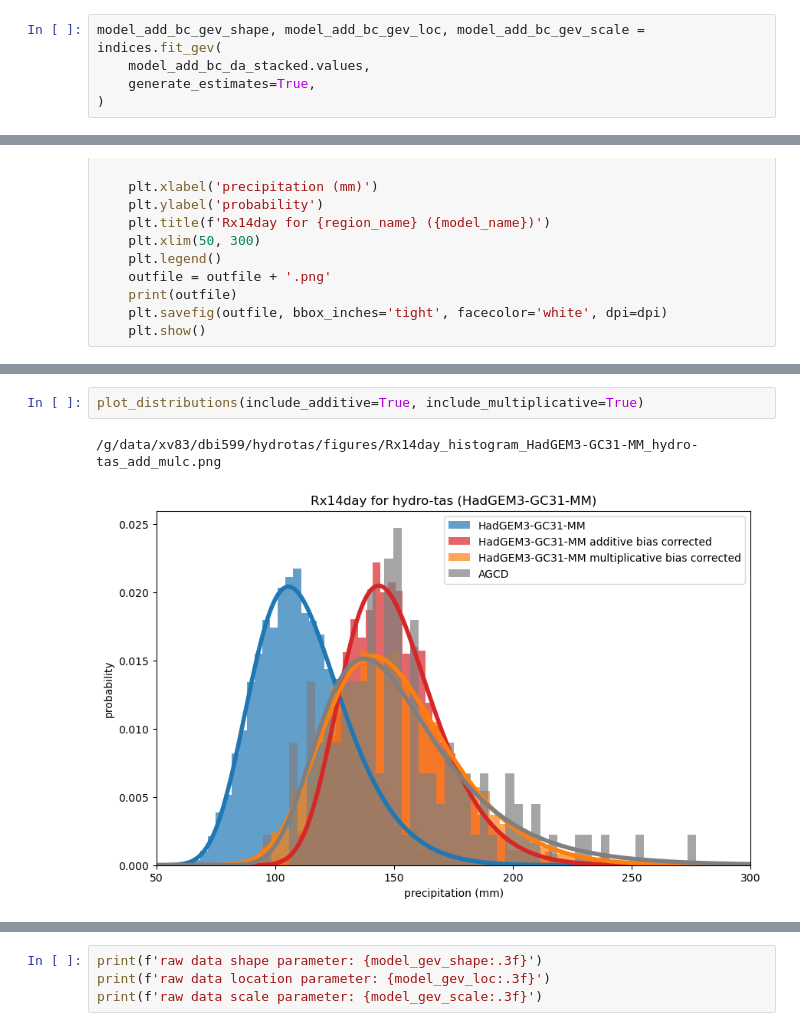
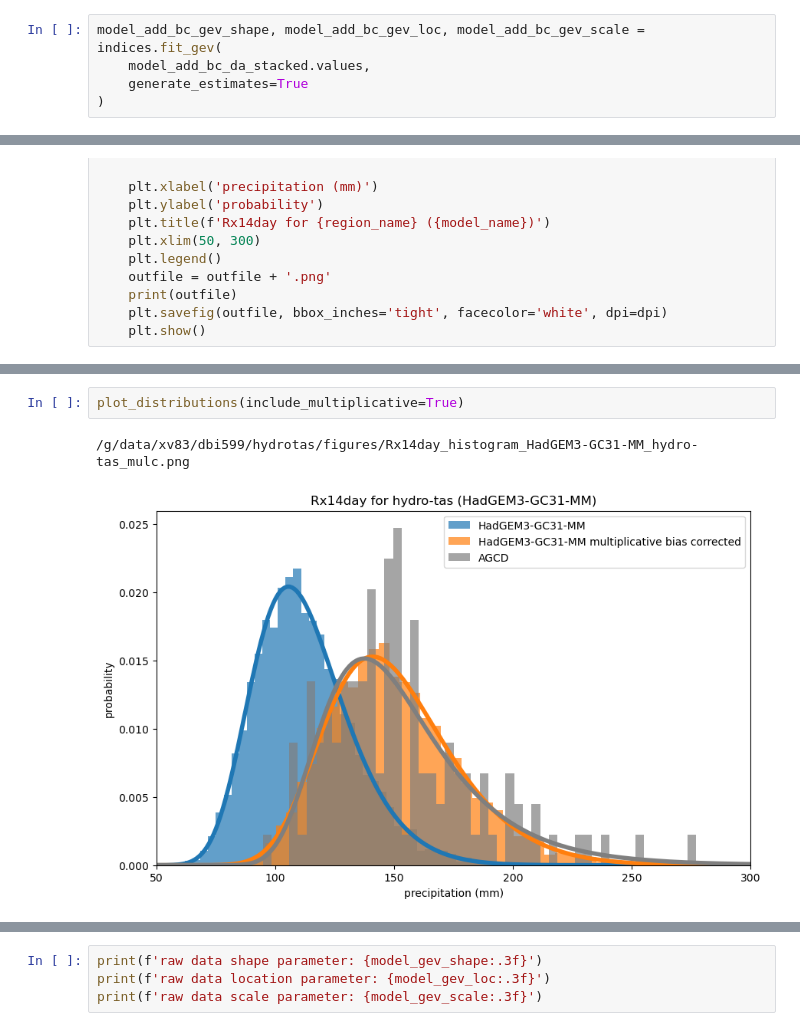
Before and after one commit to DamienIrving/hydrotas, a Jupyter notebook: analysis_HadGEM3-GC31-MM.ipynb, the cells around one changed output, grey strips where cells are left out. Cells and saved outputs as stored; diff of their text form.

```diff
--- a/analysis_HadGEM3-GC31-MM.ipynb
+++ b/analysis_HadGEM3-GC31-MM.ipynb
@@ -375,7 +488,7 @@ model_gev_shape, model_gev_loc, model_gev_scale = indices.fit_gev(
 # %%
 model_add_bc_gev_shape, model_add_bc_gev_loc, model_add_bc_gev_scale = indices.fit_gev(
     model_add_bc_da_stacked.values,
-    generate_estimates=True,
+    generate_estimates=True
 )
 # %%
 model_mulc_bc_gev_shape, model_mulc_bc_gev_loc, model_mulc_bc_gev_scale = indices.fit_gev(
@@ -441,5 +554,5 @@ plot_distributions(include_multiplicative=True)
 # %%
-plot_distributions(include_additive=True, include_multiplicative=True)
+plot_distributions(include_multiplicative=True)
 # %% [output]
-/g/data/xv83/dbi599/hydrotas/figures/Rx14day_histogram_HadGEM3-GC31-MM_hydro-tas_add_mulc.png
+/g/data/xv83/dbi599/hydrotas/figures/Rx14day_histogram_HadGEM3-GC31-MM_hydro-tas_mulc.png
-[figure, old version]
+[figure, new version]
```
Also changed, not shown: parts of 47 cells of this notebook, 3 other files.
